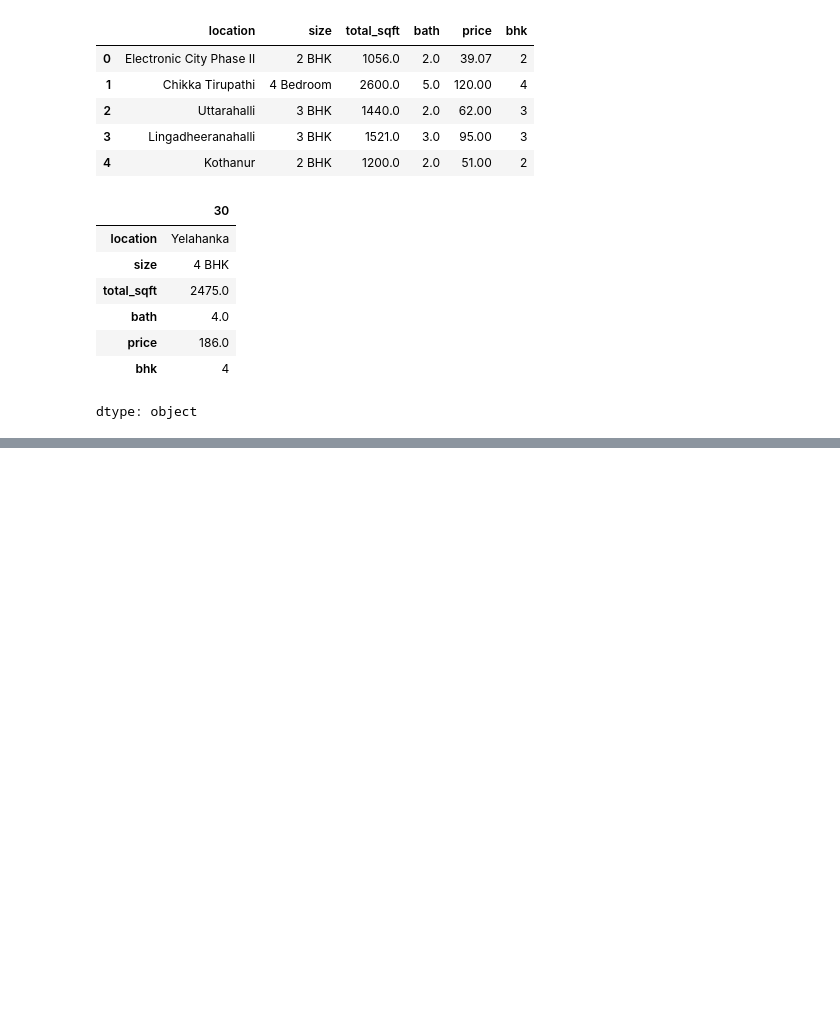
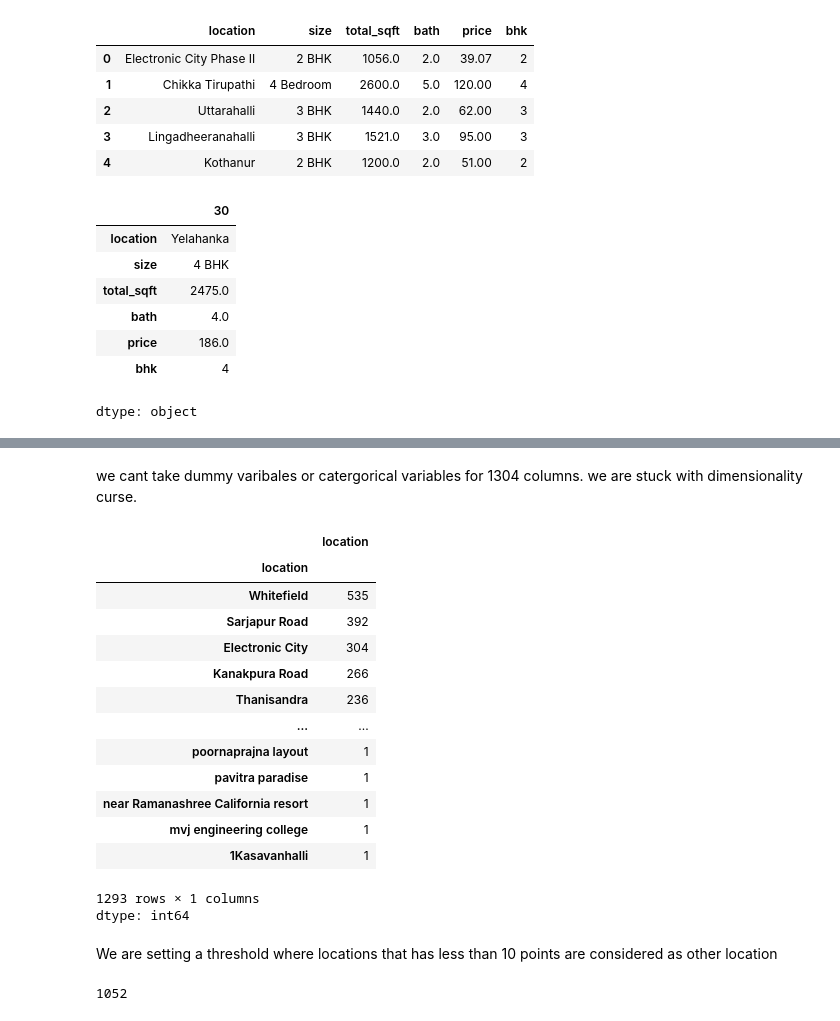
Before and after one commit to DivyaRavi03/ML-DS_project_Real_Estate_Price_prediction, a Jupyter notebook: real_estate_price_prediction.ipynb, the cells around one changed output, grey strips where cells are left out. Saved outputs shown, nothing was run; the diff lists cells and outputs as text; code cells hidden in the pictures; blank space fills up the shorter version.

```diff
--- a/real_estate_price_prediction.ipynb
+++ b/real_estate_price_prediction.ipynb
@@ -170,0 +203,28 @@ dtype: object
+# %% [markdown]
+we cant take dummy varibales or catergorical variables for 1304 columns. we are stuck with dimensionality curse.
+# %%
+df4.location = df4.location.apply(lambda x: x.strip()) # cleaning this column
+loaction_stats = df4.groupby('location')['location'].agg('count').sort_values(ascending = False)
+loaction_stats
+# %% [output]
+|  | location |
+| location |  |
+| Whitefield | 535 |
+| Sarjapur Road | 392 |
+| Electronic City | 304 |
+| Kanakpura Road | 266 |
+| Thanisandra | 236 |
+| ... | ... |
+| poornaprajna layout | 1 |
+| pavitra paradise | 1 |
+| near Ramanashree California resort | 1 |
+| mvj engineering college | 1 |
+| 1Kasavanhalli | 1 |
+1293 rows × 1 columns
+dtype: int64
+# %% [markdown]
+We are setting a threshold where locations that has less than 10 points are considered as other location
+# %%
+len(loaction_stats[loaction_stats<=10])
+# %% [output]
+1052
```
Also changed, not shown: parts of 10 cells of this notebook.
